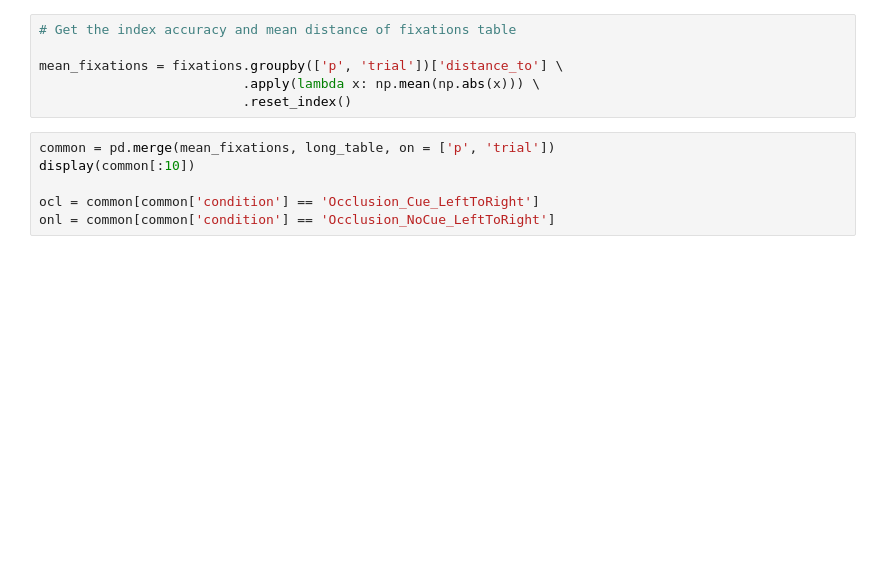
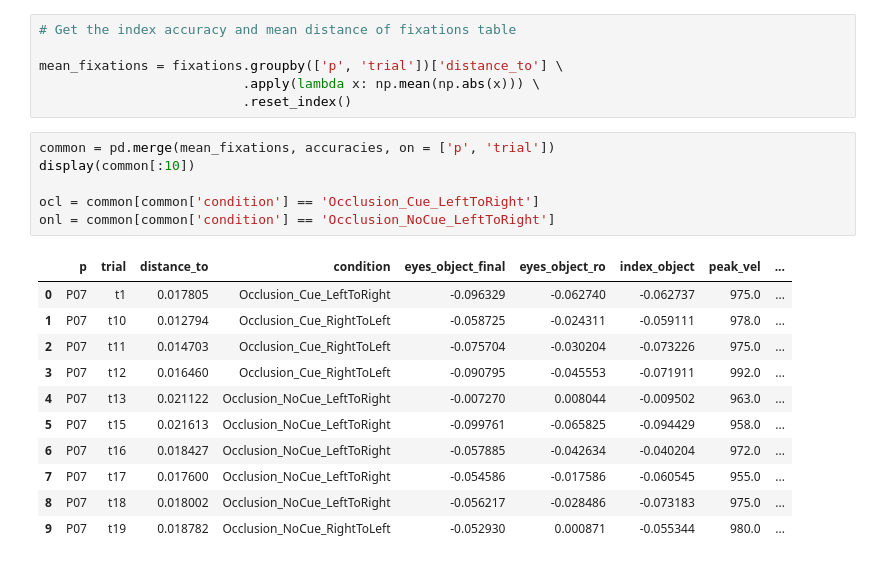
Before and after one commit to Roman-Belenya/perception_and_action, a Jupyter notebook: explore.ipynb, the cells around one changed output. Saved outputs shown, nothing was run; the diff lists cells and outputs as text; blank space fills up the shorter version.

```diff
--- a/explore.ipynb
+++ b/explore.ipynb
@@ -456,9 +612,21 @@ mean_fixations = fixations.groupby(['p', 'trial'])['distance_to'] \
                           .apply(lambda x: np.mean(np.abs(x))) \
                           .reset_index()
 # %%
-common = pd.merge(mean_fixations, long_table, on = ['p', 'trial'])
+common = pd.merge(mean_fixations, accuracies, on = ['p', 'trial'])
 display(common[:10])
 
 ocl = common[common['condition'] == 'Occlusion_Cue_LeftToRight']
 onl = common[common['condition'] == 'Occlusion_NoCue_LeftToRight']
+# %% [output]
+|  | p | trial | distance_to | condition | eyes_object_final | eyes_object_ro | index_object | peak_vel | ... |
+| 0 | P07 | t1 | 0.017805 | Occlusion_Cue_LeftToRight | -0.096329 | -0.062740 | -0.062737 | 975.0 | ... |
+| 1 | P07 | t10 | 0.012794 | Occlusion_Cue_RightToLeft | -0.058725 | -0.024311 | -0.059111 | 978.0 | ... |
+| 2 | P07 | t11 | 0.014703 | Occlusion_Cue_RightToLeft | -0.075704 | -0.030204 | -0.073226 | 975.0 | ... |
+| 3 | P07 | t12 | 0.016460 | Occlusion_Cue_RightToLeft | -0.090795 | -0.045553 | -0.071911 | 992.0 | ... |
+| 4 | P07 | t13 | 0.021122 | Occlusion_NoCue_LeftToRight | -0.007270 | 0.008044 | -0.009502 | 963.0 | ... |
+| 5 | P07 | t15 | 0.021613 | Occlusion_NoCue_LeftToRight | -0.099761 | -0.065825 | -0.094429 | 958.0 | ... |
+| 6 | P07 | t16 | 0.018427 | Occlusion_NoCue_LeftToRight | -0.057885 | -0.042634 | -0.040204 | 972.0 | ... |
+| 7 | P07 | t17 | 0.017600 | Occlusion_NoCue_LeftToRight | -0.054586 | -0.017586 | -0.060545 | 955.0 | ... |
+| 8 | P07 | t18 | 0.018002 | Occlusion_NoCue_LeftToRight | -0.056217 | -0.028486 | -0.073183 | 975.0 | ... |
+| 9 | P07 | t19 | 0.018782 | Occlusion_NoCue_RightToLeft | -0.052930 | 0.000871 | -0.055344 | 980.0 | ... |
 # %%
```
Also changed, not shown: parts of 33 cells of this notebook.
